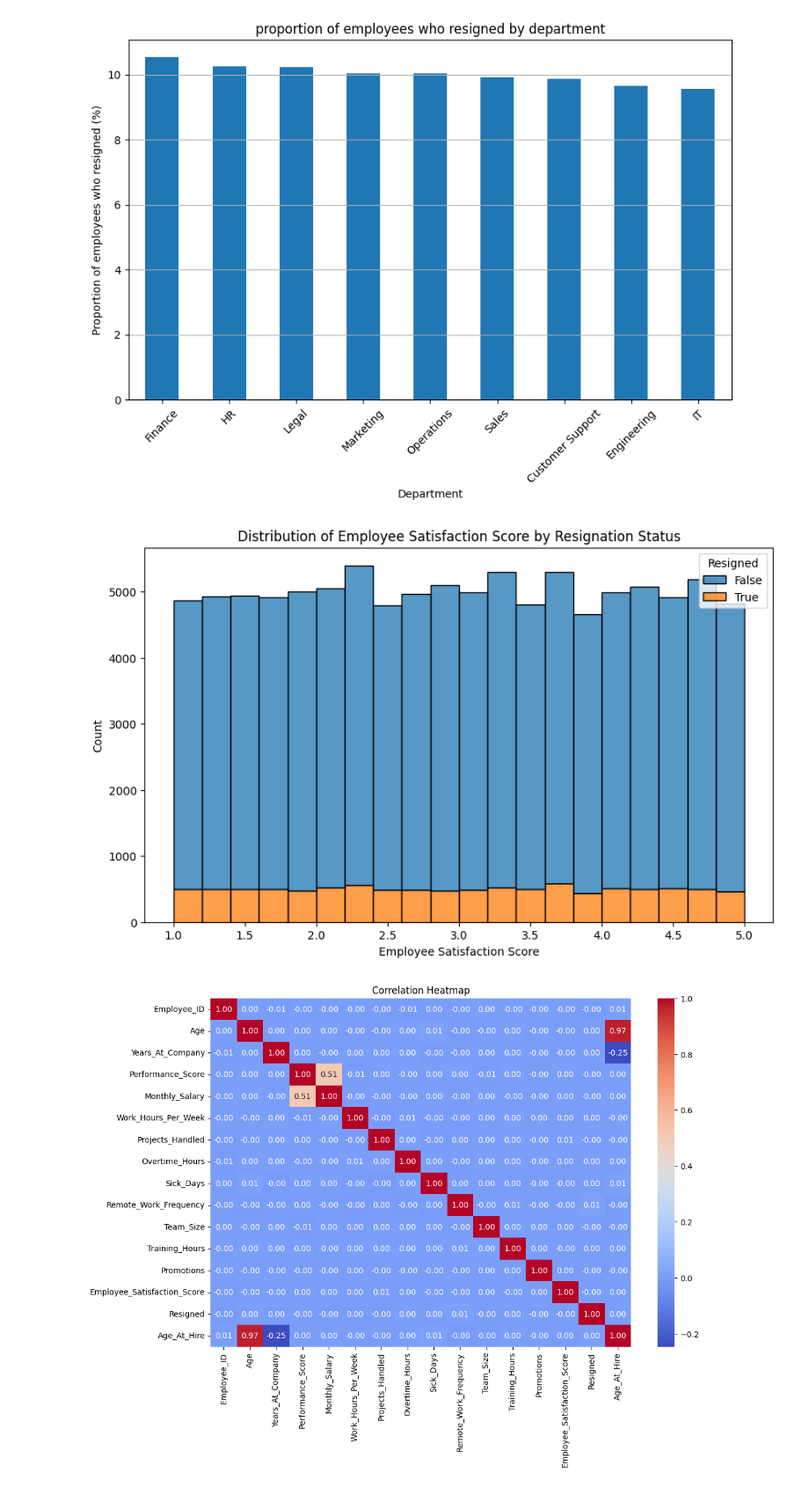
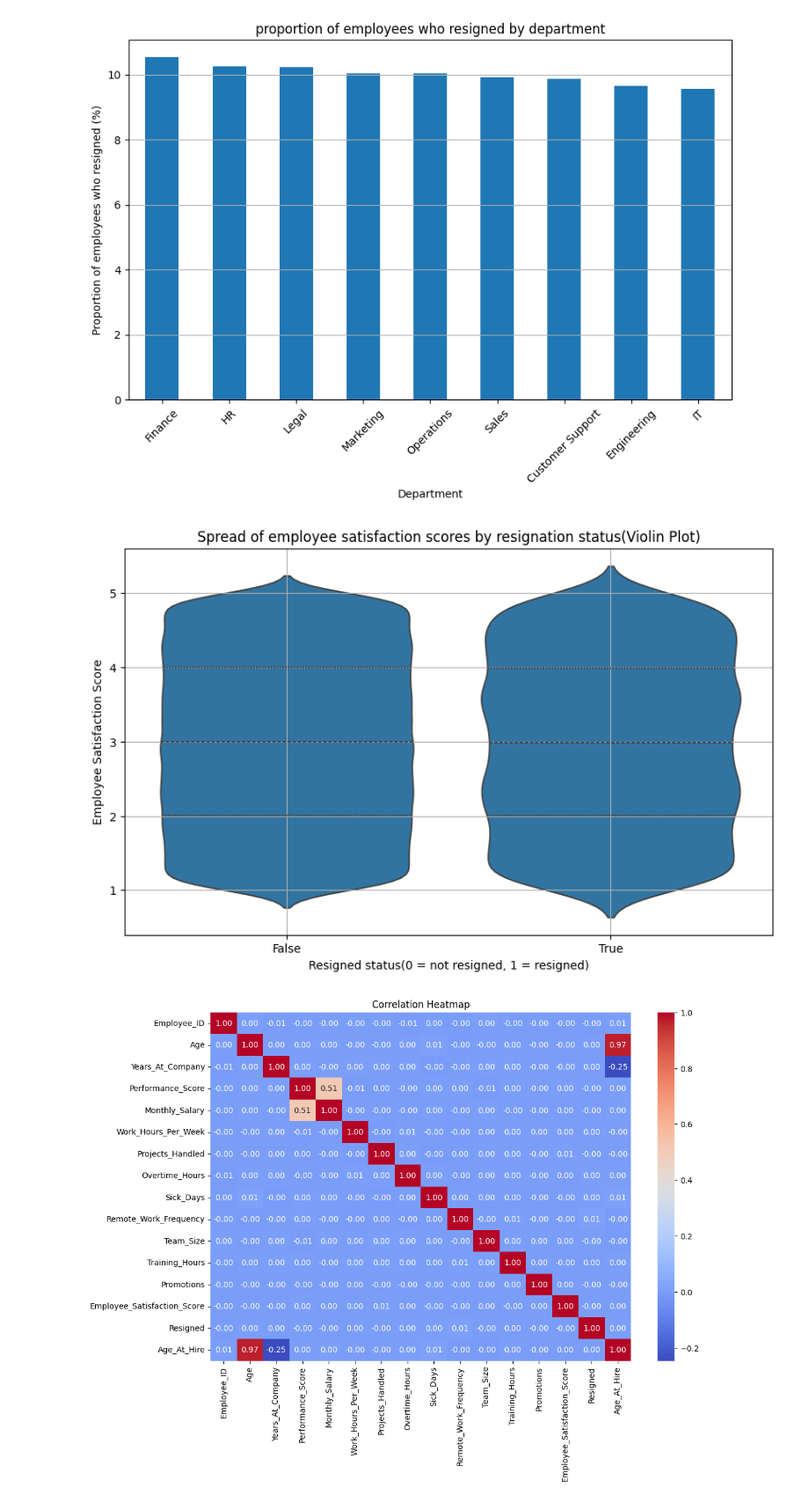
Before and after one commit to melo4yxa77796/EmployeeProductivityAnalysis, a Jupyter notebook: employee.ipynb, the cells around one changed output. Shown: that part at 88% size. Cells and saved outputs as stored; diff of their text form; code cells hidden in the pictures.

```diff
--- a/employee.ipynb
+++ b/employee.ipynb
@@ -218,13 +218,14 @@ plt.show()
 [figure]
 # %%
 plt.figure(figsize=(10,6))
-sns.histplot(data=df, x='Employee_Satisfaction_Score', hue='Resigned', multiple='stack', bins=20)
-plt.title('Distribution of Employee Satisfaction Score by Resignation Status')
-plt.xlabel('Employee Satisfaction Score')
-plt.ylabel('Count')
+sns.violinplot(data=df, x='Resigned', y='Employee_Satisfaction_Score', inner="quartile")
+plt.title('Spread of employee satisfaction scores by resignation status(Violin Plot)')
+plt.xlabel('Resigned status(0 = not resigned, 1 = resigned)')
+plt.ylabel('Employee Satisfaction Score')
+plt.grid(True)
 plt.show()
 # %% [output]
-[figure, old version]
+[figure, new version]
 # %%
 plt.figure(figsize=(12,8))
 corr = df.corr(numeric_only=True)
```
